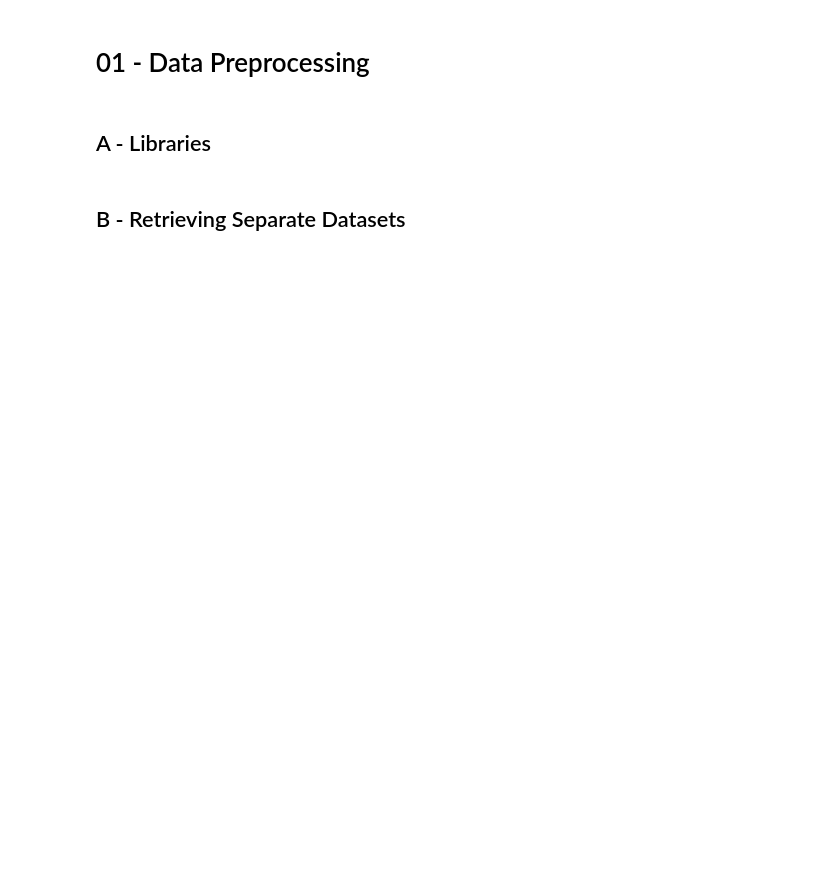
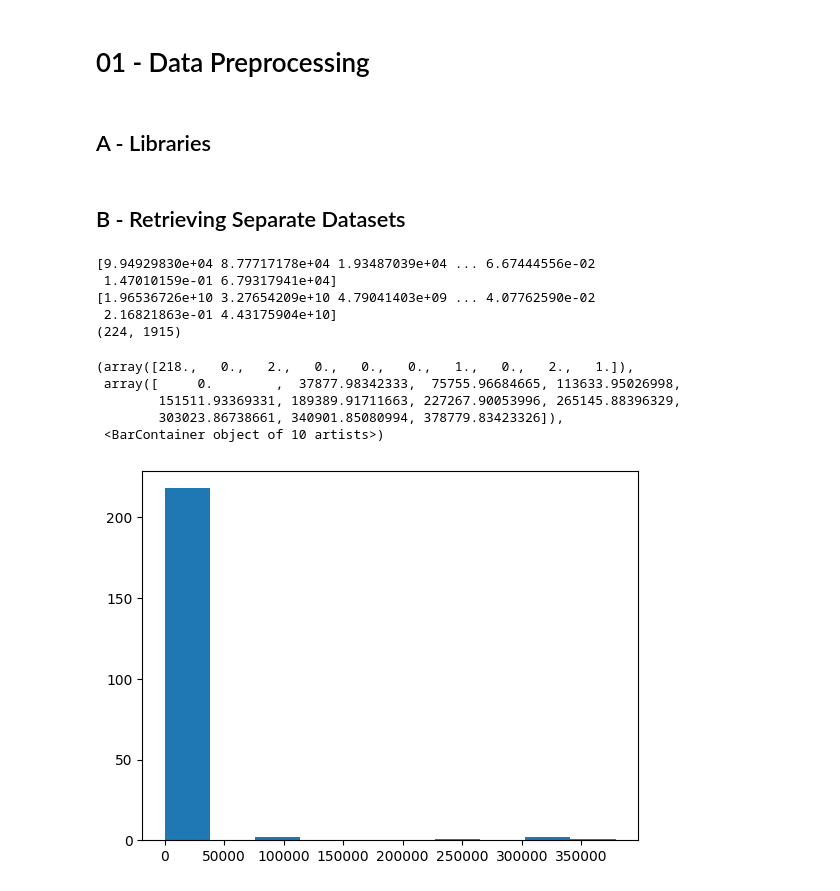
Before and after one commit to alfonsomiguelcruz/metabodgd, a Jupyter notebook: 01 - Data Preprocessing.ipynb, the cells around one changed output. Cells and saved outputs as stored; diff of their text form; code cells hidden in the pictures; blank space fills up the shorter version.

```diff
--- a/01 - Data Preprocessing.ipynb
+++ b/01 - Data Preprocessing.ipynb
@@ -13,3 +11,17 @@ from metaboDGD.util import data
 ## B - Retrieving Separate Datasets
 # %%
 df, cohorts = data.combine_cohort_datasets()
+# %%
+np_df = df.T.to_numpy()
+np_df_zm = (np_df == 0)
+np_exp = np.exp2(np_df)
+np_exp[np_df_zm] = 0.0
+print(np_exp.mean(axis=0))
+print(np_exp.var(axis=0))
+print(np_df.shape)
+# %% [output]
+[9.94929830e+04 8.77717178e+04 1.93487039e+04 ... 6.67444556e-02
+ 1.47010159e-01 6.79317941e+04]
+[1.96536726e+10 3.27654209e+10 4.79041403e+09 ... 4.07762590e-02
+ 2.16821863e-01 4.43175904e+10]
+(224, 1915)
@@ -15,0 +32,9 @@ df, cohorts = data.combine_cohort_datasets()
+# %%
+plt.hist(np_exp[:, 400])
+# %% [output]
+(array([218.,   0.,   2.,   0.,   0.,   0.,   1.,   0.,   2.,   1.]),
+ array([     0.        ,  37877.98342333,  75755.96684665, 113633.95026998,
+        151511.93369331, 189389.91711663, 227267.90053996, 265145.88396329,
+        303023.86738661, 340901.85080994, 378779.83423326]),
+ <BarContainer object of 10 artists>)
+[figure, added]
```
Also changed, not shown: parts of 20 cells of this notebook, 4 other files.
